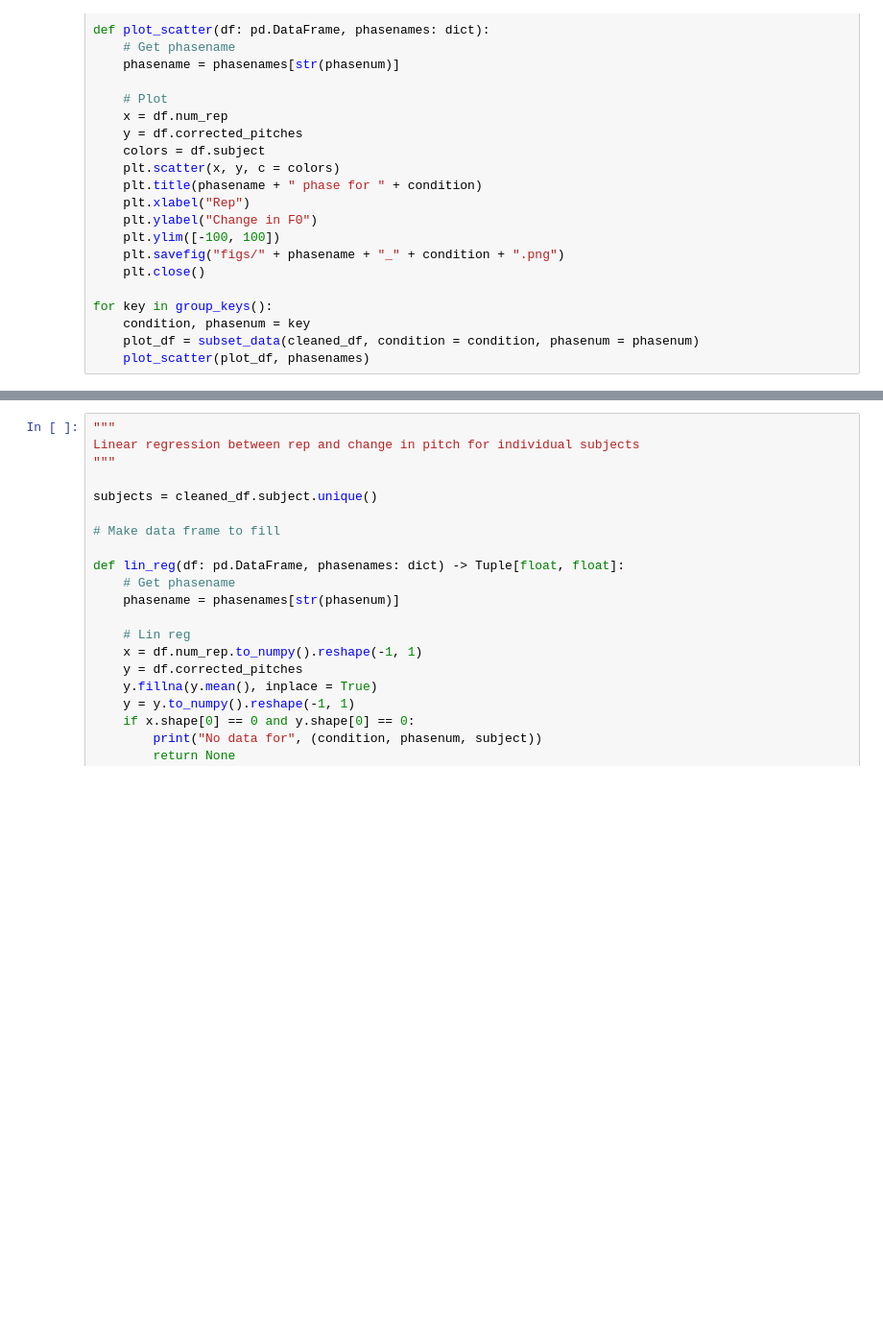
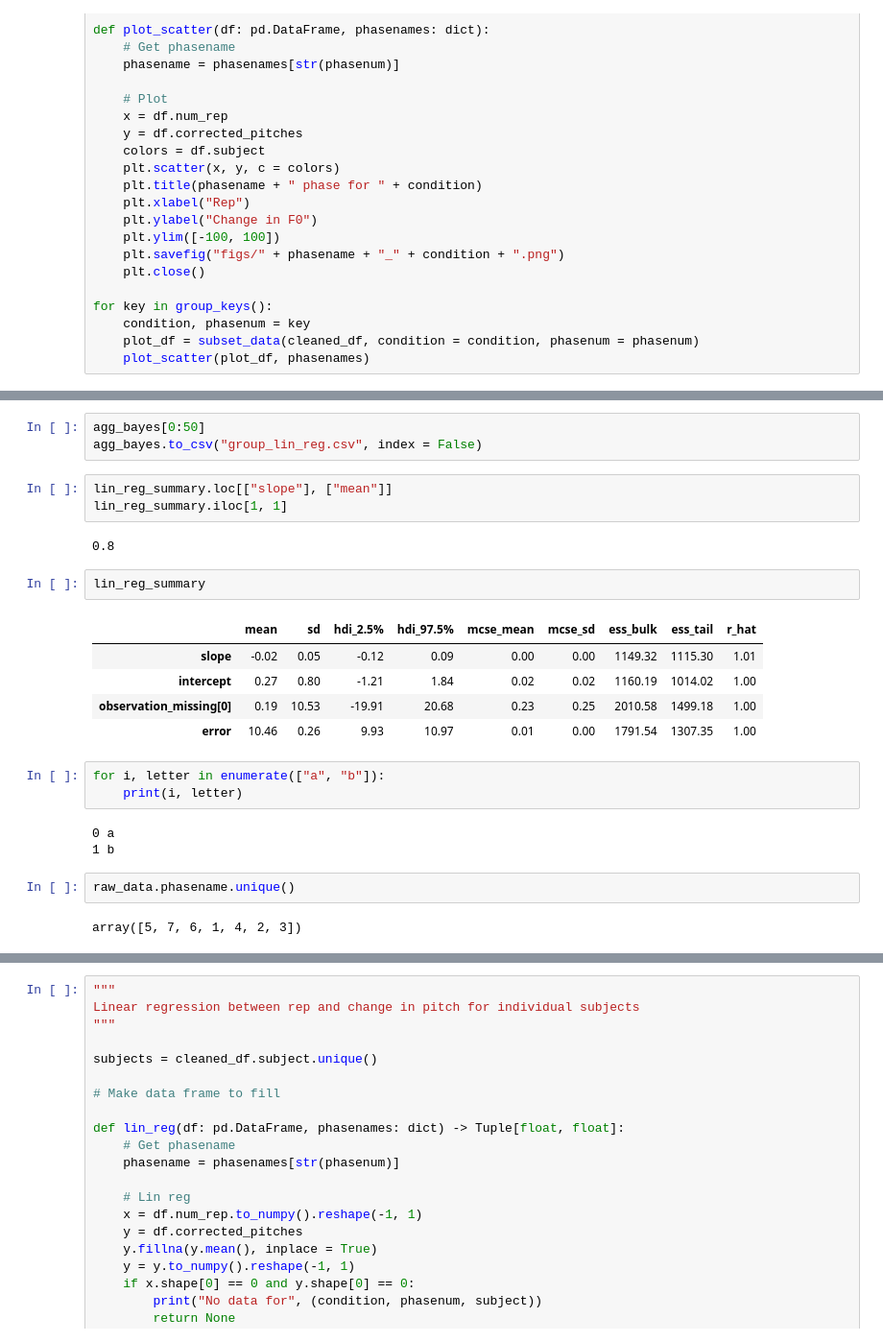
Before and after one commit to letitiayhho/feedback-alteration, a Jupyter notebook: analysis.ipynb, the cells around one changed output, grey strips where cells are left out. Shown: that part at 96% size. Drawn from its saved outputs; the diff is of its cells as text; blank space fills up the shorter version.

```diff
--- a/analysis.ipynb
+++ b/analysis.ipynb
@@ -234,0 +304,26 @@ for key in group_keys():
+# %%
+agg_bayes[0:50]
+agg_bayes.to_csv("group_lin_reg.csv", index = False)
+# %%
+lin_reg_summary.loc[["slope"], ["mean"]]
+lin_reg_summary.iloc[1, 1]
+# %% [output]
+0.8
+# %%
+lin_reg_summary
+# %% [output]
+|  | mean | sd | hdi_2.5% | hdi_97.5% | mcse_mean | mcse_sd | ess_bulk | ess_tail | r_hat |
+| slope | -0.02 | 0.05 | -0.12 | 0.09 | 0.00 | 0.00 | 1149.32 | 1115.30 | 1.01 |
+| intercept | 0.27 | 0.80 | -1.21 | 1.84 | 0.02 | 0.02 | 1160.19 | 1014.02 | 1.00 |
+| observation_missing[0] | 0.19 | 10.53 | -19.91 | 20.68 | 0.23 | 0.25 | 2010.58 | 1499.18 | 1.00 |
+| error | 10.46 | 0.26 | 9.93 | 10.97 | 0.01 | 0.00 | 1791.54 | 1307.35 | 1.00 |
+# %%
+for i, letter in enumerate(["a", "b"]):
+    print(i, letter)
+# %% [output]
+0 a
+1 b
+# %%
+raw_data.phasename.unique()
+# %% [output]
+array([5, 7, 6, 1, 4, 2, 3])
```
Also changed, not shown: parts of 14 cells of this notebook.
